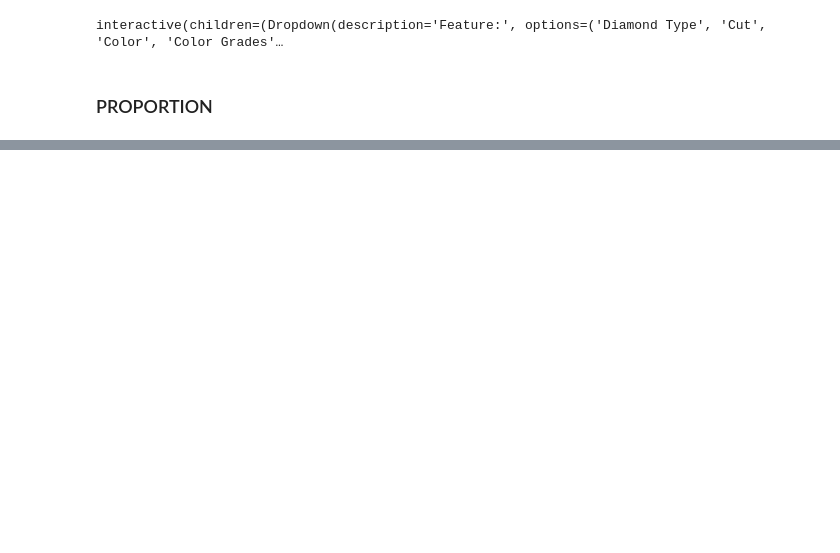
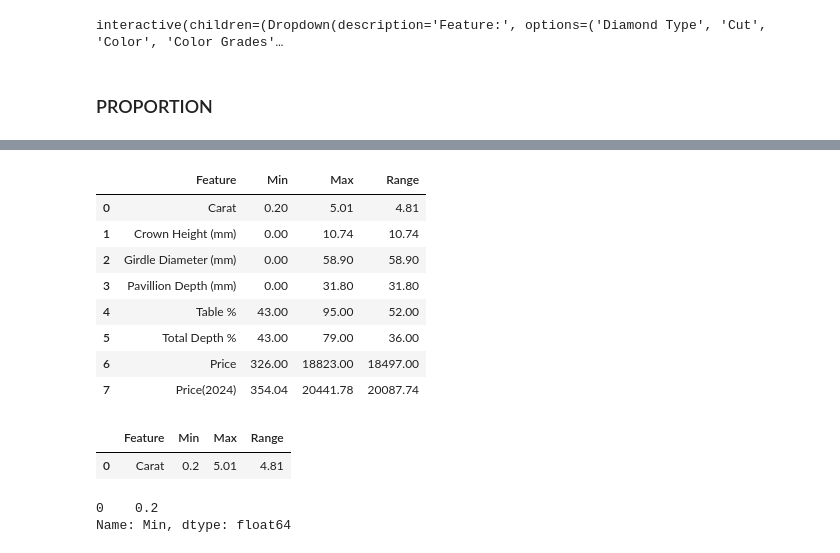
Before and after one commit to iacisme/diamonds, a Jupyter notebook: 01_Notebooks/01-03-DS.ipynb, the cells around one changed output, grey strips where cells are left out. Drawn from its saved outputs; the diff is of its cells as text; code cells hidden in the pictures; blank space fills up the shorter version.

```diff
--- a/01_Notebooks/01-03-DS.ipynb
+++ b/01_Notebooks/01-03-DS.ipynb
@@ -553,0 +623,54 @@ frequency
+# %%
+# Create a list to store dictionary values
+rangeSummary_list = []
+
+# Create a summary of the mode values for categorical features
+for numerical in numericalColumns_list:
+
+    # Extract min / max values
+    minValue = diamonds_num_df[numerical].min()
+    maxValue = diamonds_num_df[numerical].max()
+
+    # Calculate the range
+    rangeValue = maxValue - minValue
+
+    # Create the dictionary
+    dictionary = {
+        'Feature' : numerical,
+        'Min' : minValue,
+        'Max' : maxValue,
+        'Range' : rangeValue
+    }
+
+    # Append the dictionary to the dictionary list
+    rangeSummary_list.append(dictionary)
+
+# Create a pandas dataframe to display the results as a table
+rangeSummary_df = pd.DataFrame(rangeSummary_list)
+
+# Display the summary table
+rangeSummary_df
+# %% [output]
+|  | Feature | Min | Max | Range |
+| 0 | Carat | 0.20 | 5.01 | 4.81 |
+| 1 | Crown Height (mm) | 0.00 | 10.74 | 10.74 |
+| 2 | Girdle Diameter (mm) | 0.00 | 58.90 | 58.90 |
+| 3 | Pavillion Depth (mm) | 0.00 | 31.80 | 31.80 |
+| 4 | Table % | 43.00 | 95.00 | 52.00 |
+| 5 | Total Depth % | 43.00 | 79.00 | 36.00 |
+| 6 | Price | 326.00 | 18823.00 | 18497.00 |
+| 7 | Price(2024) | 354.04 | 20441.78 | 20087.74 |
+# %%
+test = rangeSummary_df[rangeSummary_df['Feature'] == 'Carat']
+
+test
+# %% [output]
+|  | Feature | Min | Max | Range |
+| 0 | Carat | 0.2 | 5.01 | 4.81 |
+# %%
+t = test.Min
+
+t
+# %% [output]
+0    0.2
+Name: Min, dtype: float64
```
Also changed, not shown: parts of 23 cells of this notebook.
